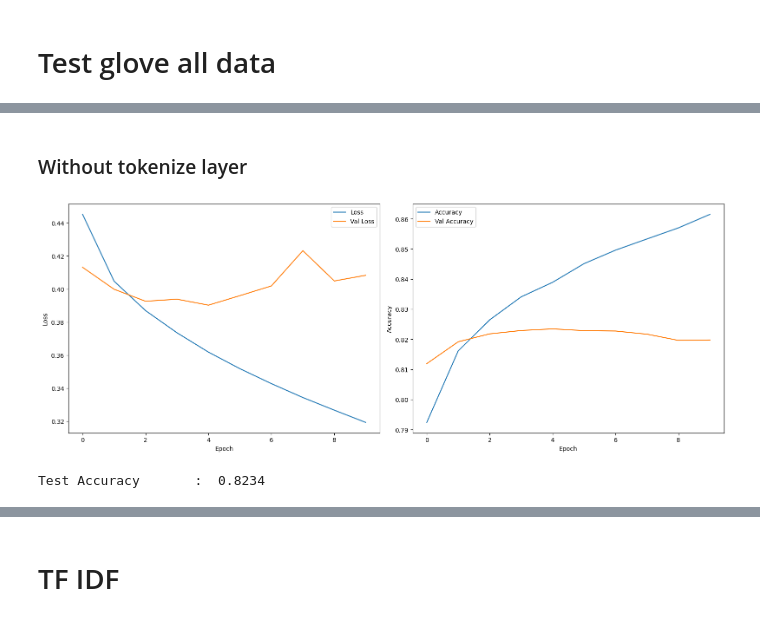
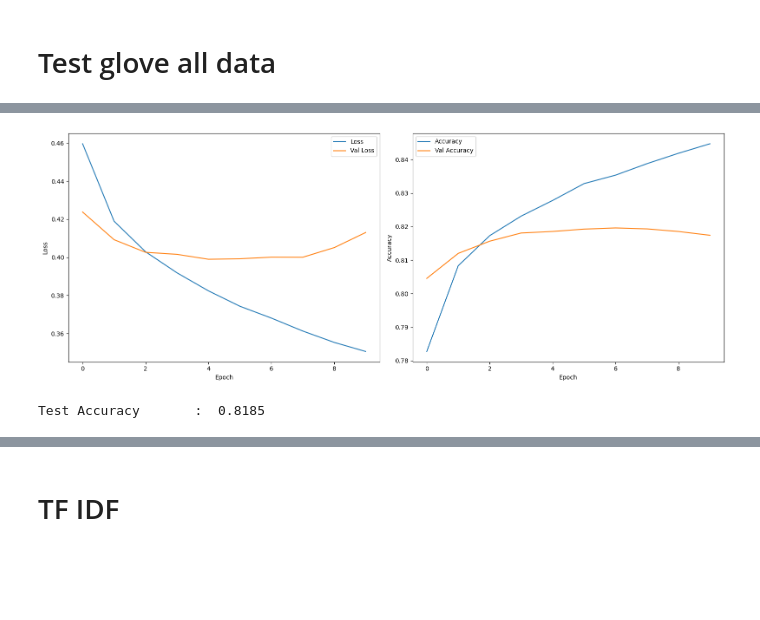
Before and after one commit to juliengatineau/projet_7, a Jupyter notebook: projet_7_training_final_models.ipynb, the cells around one changed output, grey strips where cells are left out. Cells and saved outputs as stored; diff of their text form; code cells hidden in the pictures; blank space fills up the shorter version.

```diff
--- a/projet_7_training_final_models.ipynb
+++ b/projet_7_training_final_models.ipynb
@@ -226,6 +207,7 @@ callbacks_list_use, model_save_path_use = create_callback_fct("./data/model_use_
 batch_size = 32
 epochs = 50
 
+train_start_time = time.time()
 history_use = model_use.fit(
     X_train_all_use,
     y_train_all,
@@ -235,6 +217,7 @@ history_use = model_use.fit(
     callbacks=callbacks_list_use,
     verbose = 0
     )
+train_time_per_tweet_use = (time.time() - train_start_time) / (len(y_train_all) + len(y_val_all))
 
 visualize_history_fct(history_use)
 
@@ -314,11 +266,0 @@ def create_model_glove_fct(model_name, embedding_matrix, max_seq_len, word_index
-# %%
-embedding_model = {}
-with open('../word_embedding/glove.twitter.27B.200d.txt') as f:
-    for line in f:
-        values = line.split()
-        word = values[0]
-        coefs = np.asarray(values[1:], dtype='float32')
-        embedding_model[word] = coefs
-
-embedding_matrix, max_seq_len, word_index = create_embedding_matrix_fct(embedding_model, X_train_all, 'glove')
-vocab_size, embedding_dim = embedding_matrix.shape
@@ -366,5 +267,3 @@ model_glove.save(f"{model_name_glove}.keras")
-# %% [markdown]
-### Without tokenize layer
 # %%
 def create_embedding_matrix_tokenizer_fct(embedding_model, data, embedding_type):
 
@@ -403,7 +302,7 @@ def create_embedding_matrix_tokenizer_fct(embedding_model, data, embedding_type)
     return embedding_matrix, max_seq_len, tokenizer
 # %%
 embedding_model = {}
-with open('../word_embedding/glove.twitter.27B.200d.txt') as f:
+with open('../word_embedding/glove.twitter.27B.100d.txt') as f:
     for line in f:
         values = line.split()
         word = values[0]
@@ -421,7 +320,7 @@ X_train_tok = pad_sequences(X_train_tok, maxlen=max_seq_len)
 X_val_tok = pad_sequences(X_val_tok, maxlen=max_seq_len)
 X_test_tok = pad_sequences(X_test_tok, maxlen=max_seq_len)
 # %%
-def create_model_glove_no_tok_fct(model_name, embedding_matrix, vocab_size, embedding_dim):
+def create_model_glove_fct(model_name, embedding_matrix, vocab_size, embedding_dim):
 
     model = Sequential()
     model.add(Embedding(input_dim=vocab_size, output_dim=embedding_dim, embeddings_initializer=Constant(embedding_matrix), trainable=False, name=f'embedding_{model_name}'))
@@ -439,35 +338,35 @@ def create_model_glove_no_tok_fct(model_name, embedding_matrix, vocab_size, embe
 
     return model
 # %%
-model_name_glove_no_tok = 'model_glove_optimized_no_tok'
+model_name_glove = 'model_glove_optimized'
 
-model_glove_no_tok = create_model_glove_no_tok_fct(model_name_glove_no_tok, embedding_matrix, vocab_size, embedding_dim)
+model_glove = create_model_glove_fct(model_name_glove, embedding_matrix, vocab_size, embedding_dim)
 
 # Création du callback
-callbacks_list_glove_no_tok, model_save_path_glove_no_tok = create_callback_fct("./data/model_glove_optimized_best_weights.keras")
+callbacks_list_glove, model_save_path_glove = create_callback_fct("./data/model_glove_optimized_best_weights.keras")
 
 # Train the model
 batch_size = 32
 epochs = 50
-
-history_glove_no_tok = model_glove_no_tok.fit(
+train_start_time = time.time()
+history_glove = model_glove.fit(
     X_train_tok,
     y_train_all,
     validation_data=(X_val_tok, y_val_all),
     batch_size=batch_size,
     epochs=epochs,
-    callbacks=callbacks_list_glove_no_tok,
+    callbacks=callbacks_list_glove,
     verbose = 0
     )
+train_time_per_tweet_glove = (time.time() - train_start_time) / (len(y_train_all) + len(y_val_all))
+visualize_history_fct(history_glove)
 
-visualize_history_fct(history_glove_no_tok)
+test_accuracy_glove, prediction_time_per_tweet_glove, model_glove = test_model_fct(model_glove, X_val_tok, y_val_all, X_test_tok, y_test_all, model_save_path_glove)
 
-test_accuracy_glove_no_tok, prediction_time_per_tweet_glove_no_tok, model_glove_no_tok = test_model_fct(model_glove_no_tok, X_val_tok, y_val_all, X_test_tok, y_test_all, model_save_path_glove_no_tok)
-
-print("Test Accuracy       :  {:.4f}".format(test_accuracy_glove_no_tok))
+print("Test Accuracy       :  {:.4f}".format(test_accuracy_glove))
 # %% [output]
-[figure, old version]
+[figure, new version]
-Test Accuracy       :  0.8234
+Test Accuracy       :  0.8185
 # %%
 # Enregistrer dans mlFlow
 import dill
```
Also changed, not shown: parts of 20 cells of this notebook, 12 other files.
